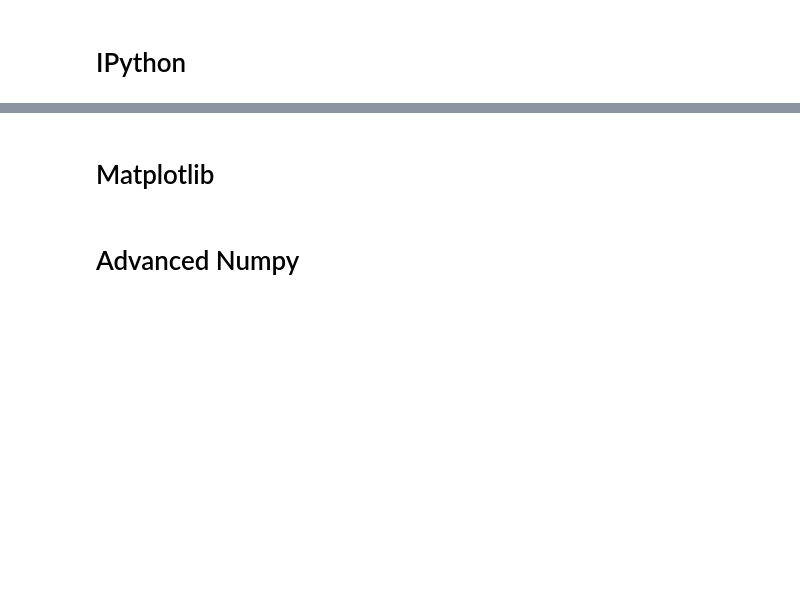
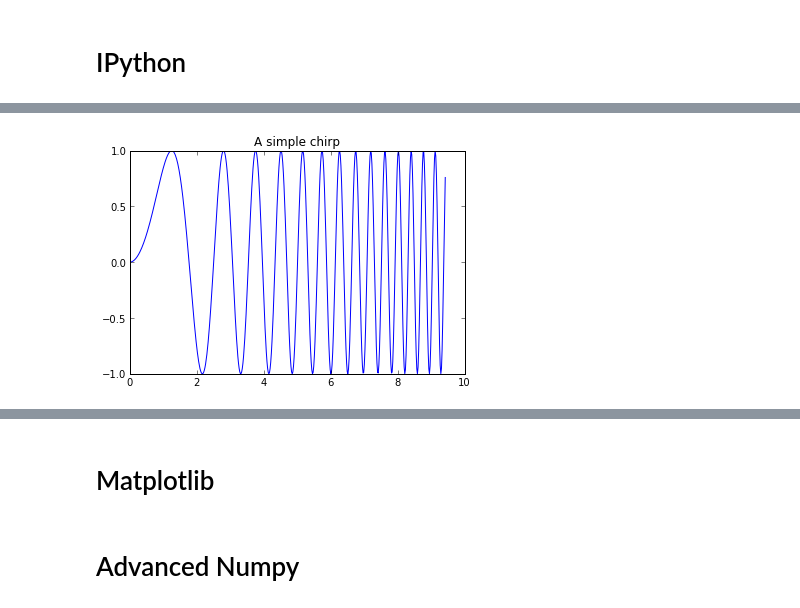
Before and after one commit to Garyfallidis/meta_didaktoriko, a Jupyter notebook: Sherbrooke_numpy_seminar_2014/course/Advanced Numpy.ipynb, the cells around one changed output, grey strips where cells are left out. Cells and saved outputs as stored; diff of their text form; code cells hidden in the pictures; blank space fills up the shorter version.

```diff
--- a/Sherbrooke_numpy_seminar_2014/course/Advanced Numpy.ipynb
+++ b/Sherbrooke_numpy_seminar_2014/course/Advanced Numpy.ipynb
@@ -23,0 +43,9 @@ Going beyond http://www.dmi.usherb.ca/~larocheh/cours/tutoriel_python.html
+# %%
+# numpy's linspace and pi
+x = np.linspace(0, 3*pi, 500)
+
+# matplotlib's plot and title
+plot(x, sin(x**2))
+title('A simple chirp');
+# %% [output]
+[figure, added]
```
Also changed, not shown: parts of 11 cells of this notebook, 1 other file.
